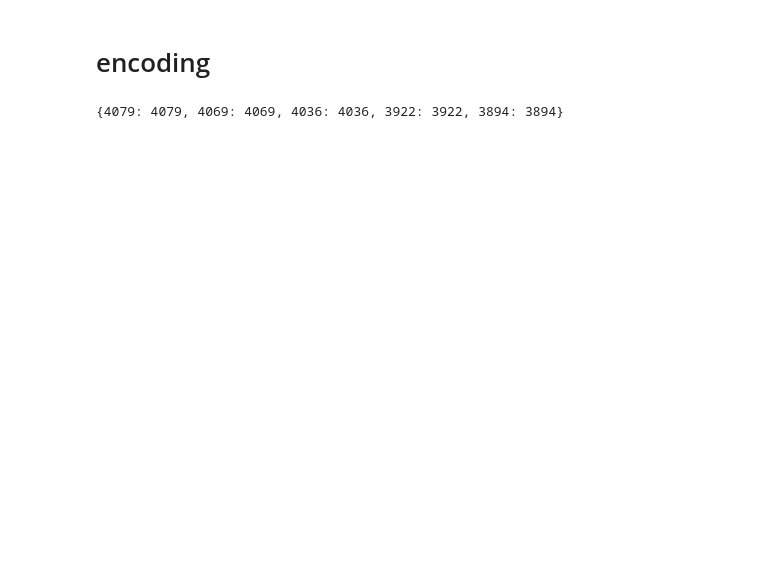
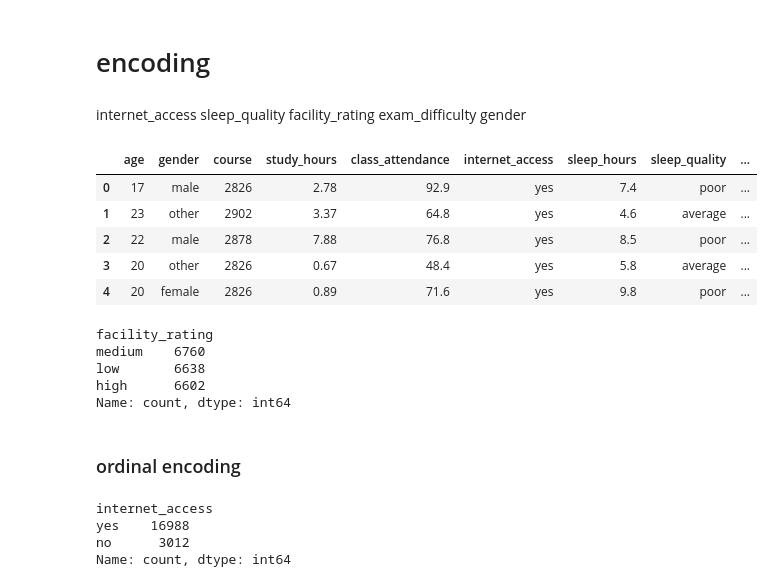
Before and after one commit to ELZAIM1/multiple_linear_regression, a Jupyter notebook: multiple_linear_regression.ipynb, the cells around one changed output. Cells and saved outputs as stored; diff of their text form; code cells hidden in the pictures; blank space fills up the shorter version.

```diff
--- a/multiple_linear_regression.ipynb
+++ b/multiple_linear_regression.ipynb
@@ -239,9 +247,27 @@ freq = df[["study_method" , "course"]]
 # %%
 freqencode = df.study_method.value_counts().to_dict()
 freqencode2 = df.course.value_counts().to_dict()
-print (freqencode)
-# %% [output]
-{4079: 4079, 4069: 4069, 4036: 4036, 3922: 3922, 3894: 3894}
 # %%
 df.study_method = df["study_method"].map(freqencode)
 df.course = df.course.map(freqencode2)
+# %% [markdown]
+internet_access sleep_quality facility_rating exam_difficulty gender
+# %%
+df.head()
+# %% [output]
+|  | age | gender | course | study_hours | class_attendance | internet_access | sleep_hours | sleep_quality | ... |
+| 0 | 17 | male | 2826 | 2.78 | 92.9 | yes | 7.4 | poor | ... |
+| 1 | 23 | other | 2902 | 3.37 | 64.8 | yes | 4.6 | average | ... |
+| 2 | 22 | male | 2878 | 7.88 | 76.8 | yes | 8.5 | poor | ... |
+| 3 | 20 | other | 2826 | 0.67 | 48.4 | yes | 5.8 | average | ... |
+| 4 | 20 | female | 2826 | 0.89 | 71.6 | yes | 9.8 | poor | ... |
+# %%
+df.facility_rating.value_counts()
+# %% [output]
+facility_rating
+medium    6760
+low       6638
+high      6602
+Name: count, dtype: int64
+# %% [markdown]
+### ordinal encoding
@@ -247,0 +278,7 @@ df.course = df.course.map(freqencode2)
+# %%
+df.internet_access.value_counts()
+# %% [output]
+internet_access
+yes    16988
+no      3012
+Name: count, dtype: int64
```
Also changed, not shown: parts of 22 cells of this notebook.
